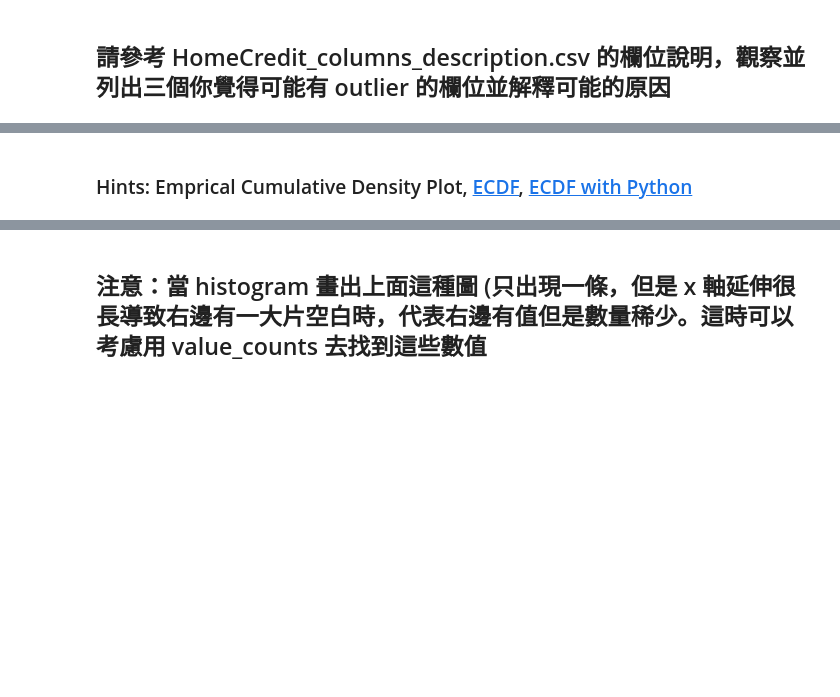
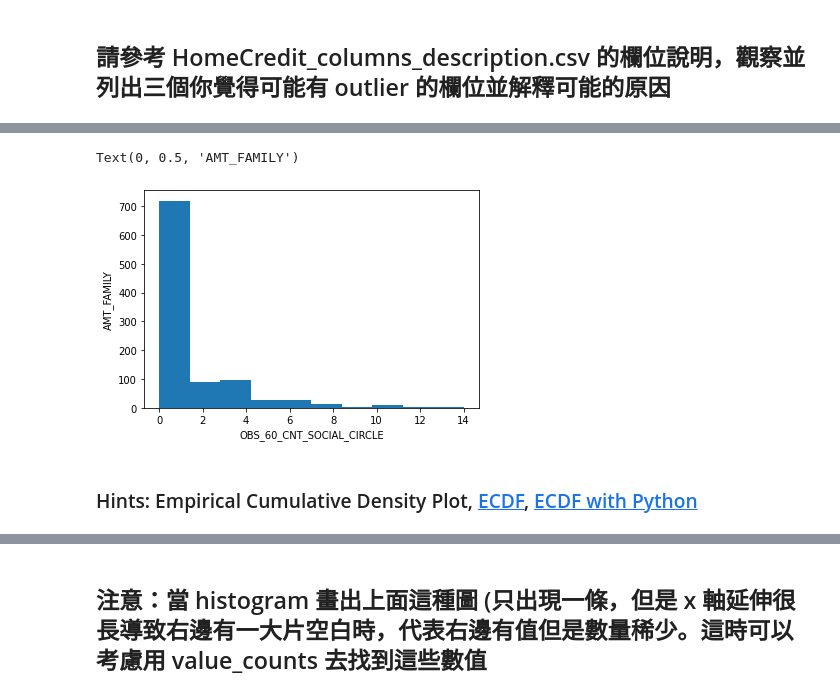
Before and after one commit to crowninda/-1st-DL-CVMarathon-, a Jupyter notebook: Day_009_HW.ipynb, the cells around one changed output, grey strips where cells are left out. Saved outputs shown, nothing was run; the diff lists cells and outputs as text; code cells hidden in the pictures; blank space fills up the shorter version.

```diff
--- a/Day_009_HW.ipynb
+++ b/Day_009_HW.ipynb
@@ -95,5 +169,14 @@ Numbers of remain columns 0.000
+# %%
+r = app_train['OBS_60_CNT_SOCIAL_CIRCLE'].head(1000)
+# print(r)
+plt.hist(r)
+plt.xlabel('OBS_60_CNT_SOCIAL_CIRCLE')
+plt.ylabel('AMT_FAMILY')
+# %% [output]
+Text(0, 0.5, 'AMT_FAMILY')
+[figure, added]
 # %% [markdown]
-### Hints: Emprical Cumulative Density Plot, [ECDF](https://zh.wikipedia.org/wiki/%E7%BB%8F%E9%AA%8C%E5%88%86%E5%B8%83%E5%87%BD%E6%95%B0), [ECDF with Python](https://stackoverflow.com/questions/14006520/ecdf-in-python-without-step-function)
+### Hints: Empirical Cumulative Density Plot, [ECDF](https://zh.wikipedia.org/wiki/%E7%BB%8F%E9%AA%8C%E5%88%86%E5%B8%83%E5%87%BD%E6%95%B0), [ECDF with Python](https://stackoverflow.com/questions/14006520/ecdf-in-python-without-step-function)
 # %%
 # 最大值離平均與中位數很遠
 print(app_train['AMT_INCOME_TOTAL'].describe())
```
Also changed, not shown: parts of 13 cells of this notebook.
